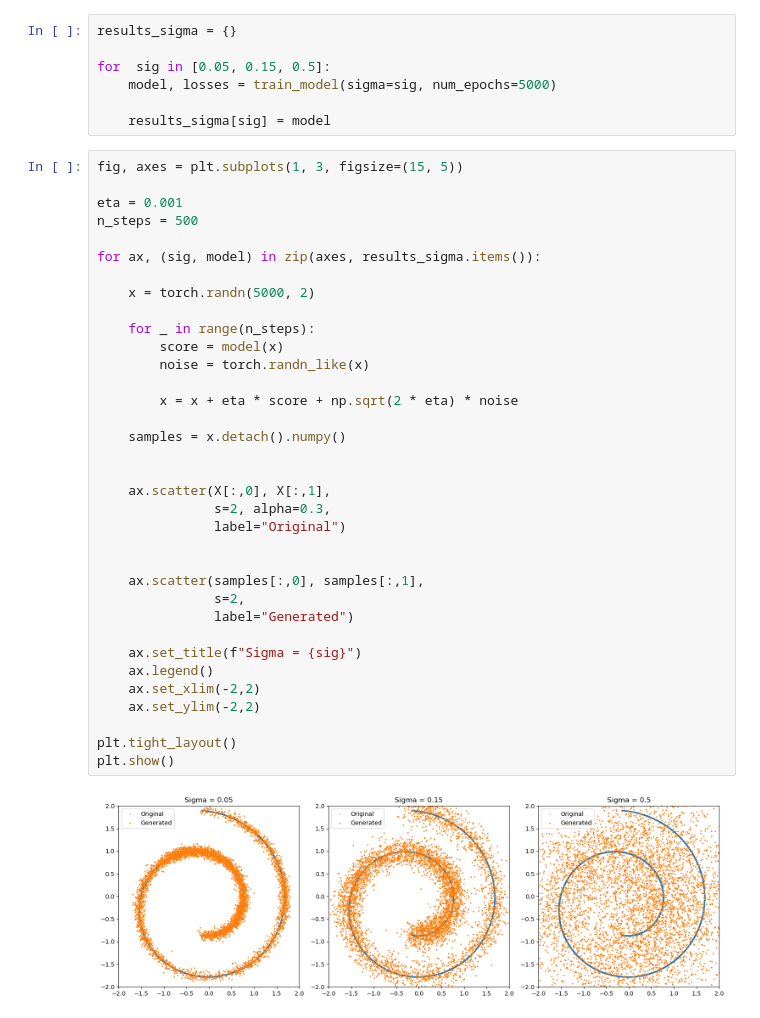
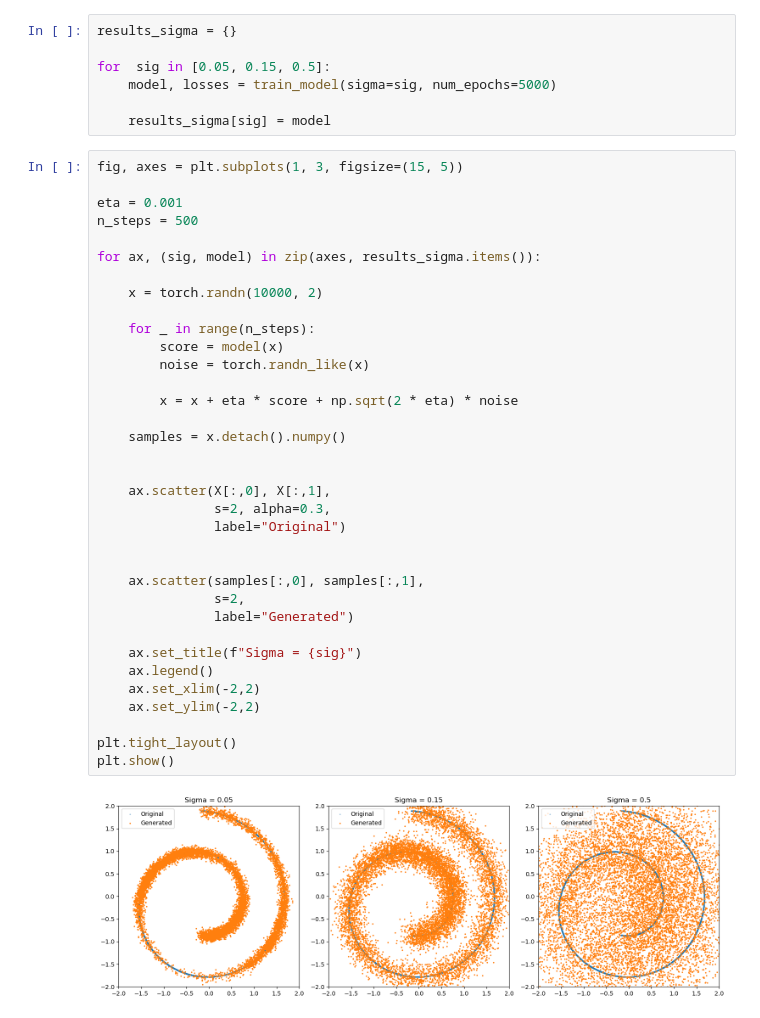
Before and after one commit to anas-aziz2/Summer-Project-2026, a Jupyter notebook: DSE_effects.ipynb, the cells around one changed output. Drawn from its saved outputs; the diff is of its cells as text.

```diff
--- a/DSE_effects.ipynb
+++ b/DSE_effects.ipynb
@@ -226,32 +226,32 @@ n_steps = 500
 
 for ax, (sig, model) in zip(axes, results_sigma.items()):
 
-    x = torch.randn(5000, 2)
+    x = torch.randn(10000, 2)
 
     for _ in range(n_steps):
         score = model(x)
         noise = torch.randn_like(x)
 
         x = x + eta * score + np.sqrt(2 * eta) * noise
 
     samples = x.detach().numpy()
 
 
     ax.scatter(X[:,0], X[:,1],
                s=2, alpha=0.3,
                label="Original")
 
 
     ax.scatter(samples[:,0], samples[:,1],
                s=2,
                label="Generated")
 
     ax.set_title(f"Sigma = {sig}")
     ax.legend()
     ax.set_xlim(-2,2)
     ax.set_ylim(-2,2)
 
 plt.tight_layout()
 plt.show()
 # %% [output]
-[figure, old version]
+[figure, new version]
```
Also changed, not shown: parts of 2 cells of this notebook, 4 other files.
